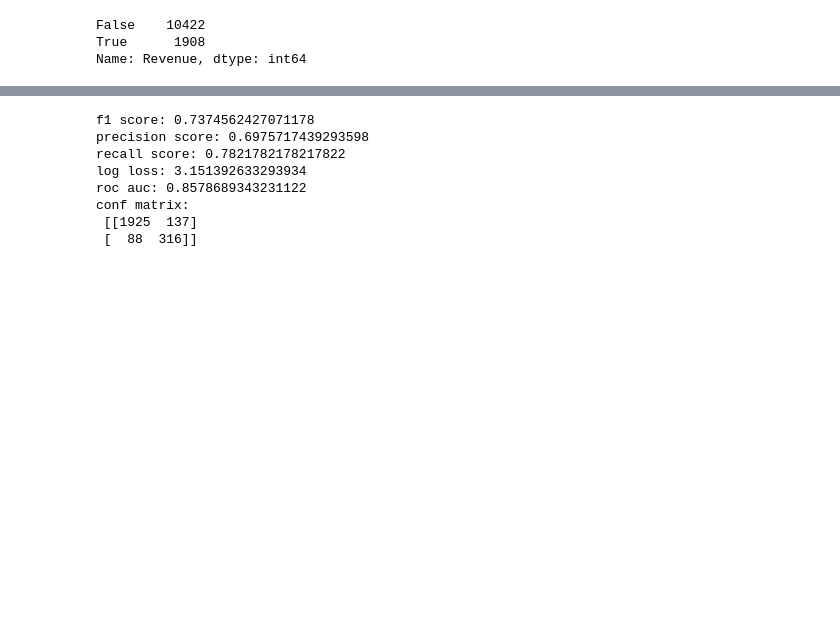
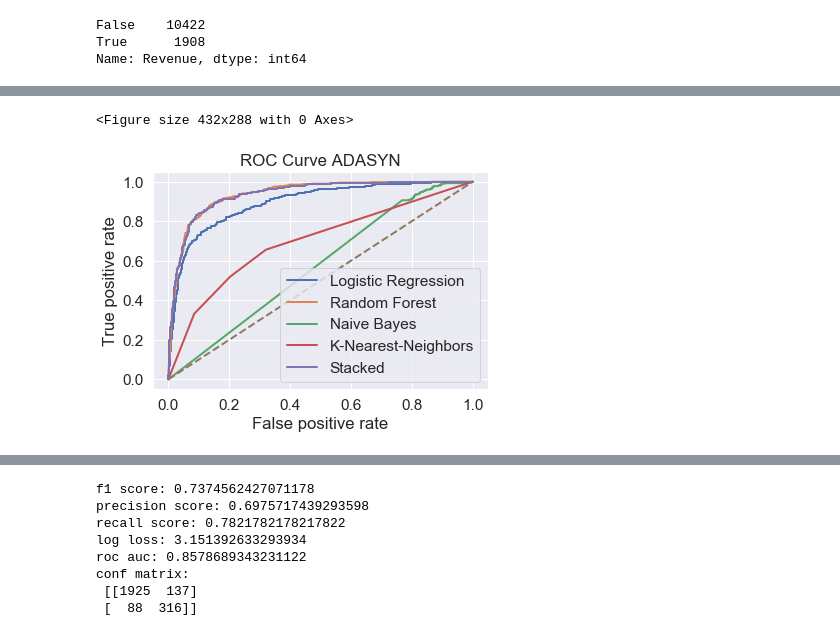
Before and after one commit to jeepwangler/Metis-Project-3, a Jupyter notebook: online_shopping_classification.ipynb, the cells around one changed output, grey strips where cells are left out. Cells and saved outputs as stored; diff of their text form; code cells hidden in the pictures; blank space fills up the shorter version.

```diff
--- a/online_shopping_classification.ipynb
+++ b/online_shopping_classification.ipynb
@@ -215,0 +200,21 @@ for sample_style, fits in fit_dict.items():
+# %%
+fit_dict['ADASYN']['Stacked'] = stacked
+
+fig = plt.figure()
+fig,ax = plt.subplots(1);
+for fit_name, fit in fit_dict['ADASYN'].items():
+    fpr, tpr, thresholds = roc_curve(y_test, fit.predict_proba(X_test_st)[:,1])
+    plt.plot(fpr, tpr, lw = 2, label = fit_name)
+
+plt.plot([0,1],[0,1],ls='--', lw = 2)
+
+plt.legend(loc='lower right')
+
+plt.xlabel('False positive rate')
+plt.ylabel('True positive rate')
+plt.title('ROC Curve ' + sample_style);
+plt.show()
+fig.savefig(sample_style + ".png", format='png', dpi=1000 ,bbox_inches='tight')
+# %% [output]
+<Figure size 432x288 with 0 Axes>
+[figure, added]
```
Also changed, not shown: parts of 35 cells of this notebook.
